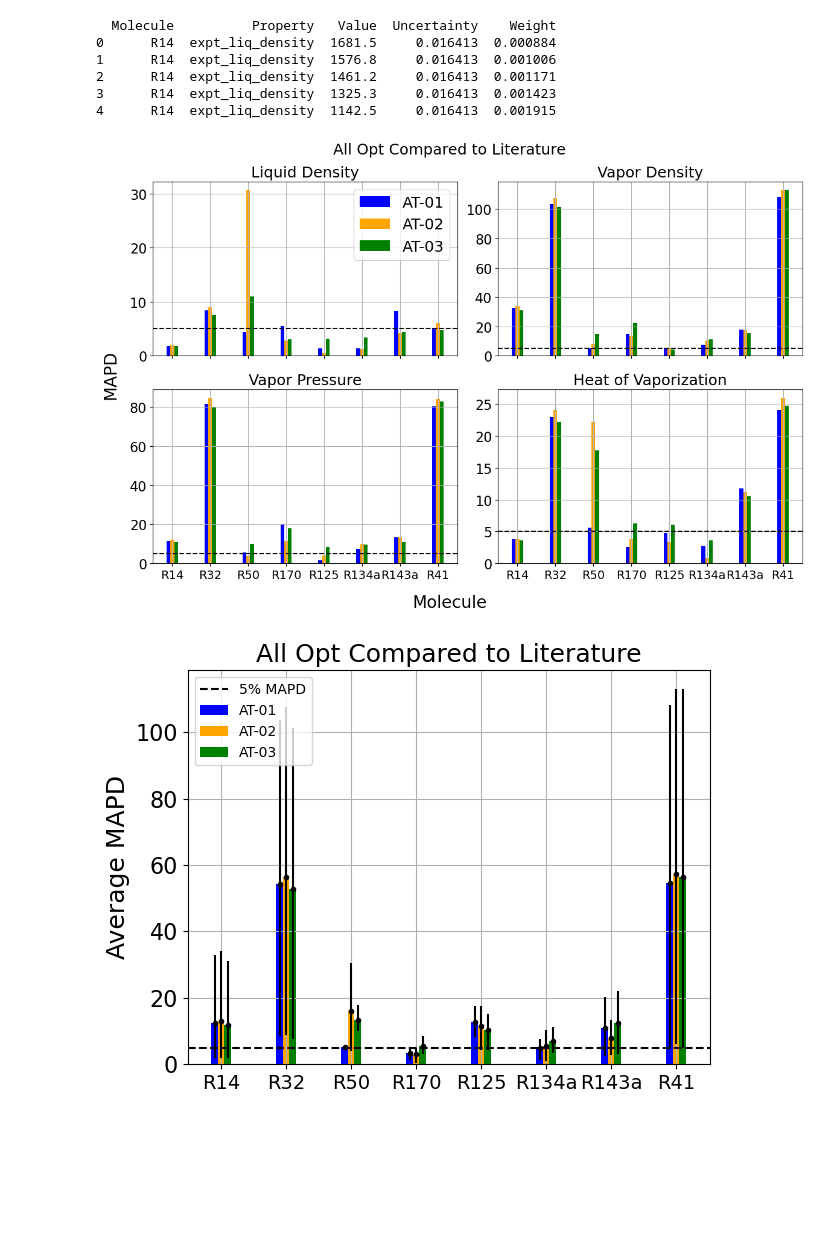
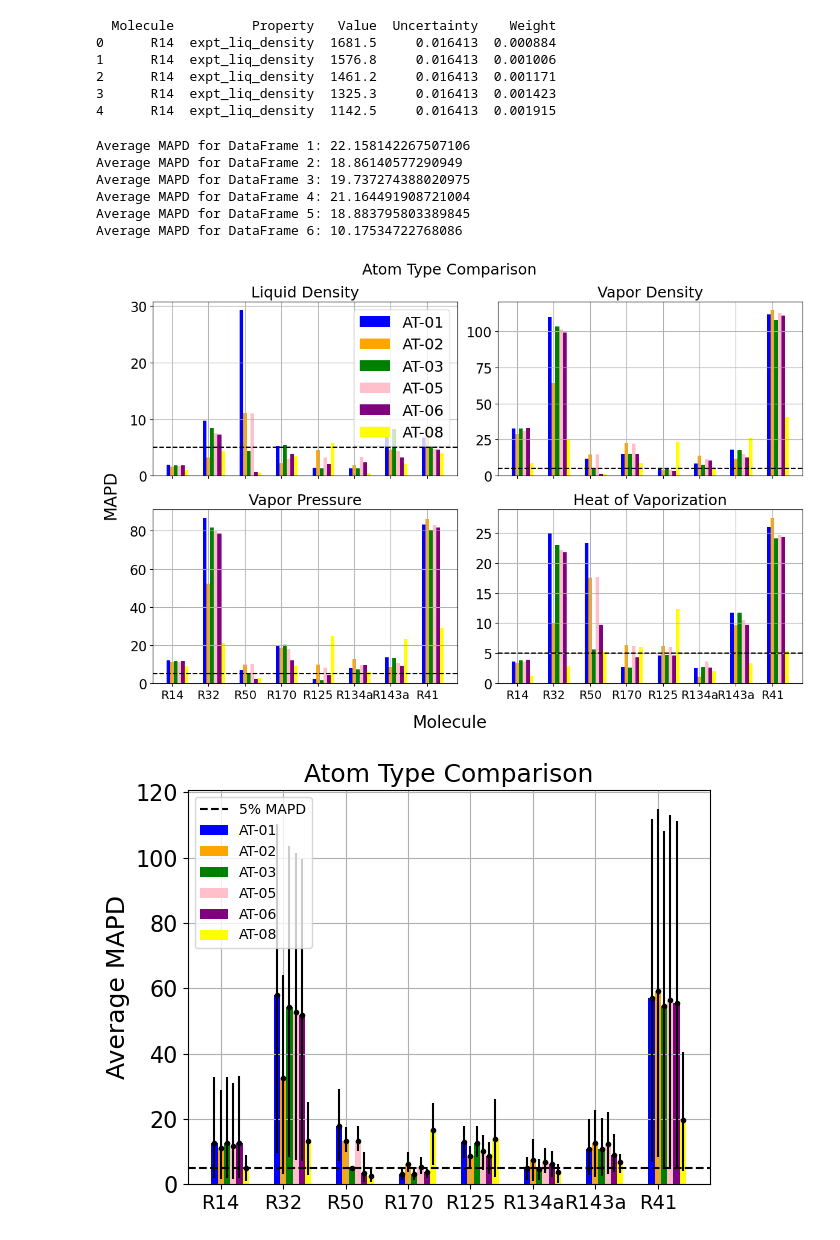
Before and after one commit to MaginnGroup/genFF_public, a Jupyter notebook: integrate_gp.ipynb, the cells around one changed output. Saved outputs shown, nothing was run; the diff lists cells and outputs as text; code cells hidden in the pictures; blank space fills up the shorter version.

```diff
--- a/integrate_gp.ipynb
+++ b/integrate_gp.ipynb
@@ -200,38 +200,56 @@ def get_pref_theta(molec_names, at_number_list, obj_choices_list, old_list, whic
                 last_param_name = visual.at_class.at_names[-1]
                 best_set = all_df.loc[param, first_param_name:last_param_name].values
             else:
                 path_best_sets = os.path.join(all_molec_dir, "best_per_run.csv")
                 all_df = pd.read_csv(path_best_sets, header = 0)
                 first_param_name = visual.at_class.at_names[0] + "_min"
                 last_param_name = visual.at_class.at_names[-1] + "_min"
                 best_set = all_df.loc[param, first_param_name:last_param_name].values
             best_real = visual.values_pref_to_real(copy.copy(best_set))
         except:
             best_real = None
 
         # mapds = visual.calc_MAPD_mimic_ms(molec_names, best_set)
         dfs = visual.calc_MAPD_best(molec_names, best_real)
         mapds_dfs.append(dfs[which])
 
     return mapds_dfs
 
 # at_schemes = [1, 2, 3,4,5,8,11,1]
-at_schemes = [3,4,5]
+at_schemes = [1,2,3,5,6,8]
 # old_list = [False, False, False, False, False, False, False, False]
-old_list = [False, False, False]
+old_list = [False, False, False, False, False, False]
 # objs = ["ExpVal", "ExpVal", "ExpVal", "ExpVal", "ExpVal", "ExpVal", "ExpValPrior", "ExpVal"]
-objs = ["ExpVal", "ExpVal", "ExpVal"]
+objs = ["ExpVal", "ExpVal", "ExpVal", "ExpVal", "ExpVal", "ExpVal"]
 # which = ["Opt_All", "Opt_All", "Opt_All", "Opt_All", "Opt_All", "Opt_All", "Opt_All", "Literature"]
-which = ["Opt_All", "Opt_All", "Opt_All"]
+which = ["Opt_All", "Opt_All", "Opt_All", "Opt_All", "Opt_All", "Opt_All"]
 param_set = [0,0,0,0,0,0,0,0,0]
 mapd_dfs = get_pref_theta(molec_names, at_schemes, objs, old_list, which, param_set)
+average_mapds = []
+# Iterate over each DataFrame in the list
+for df in mapd_dfs:
+    # Select the columns that contain 'mapd' in their name
+    mapd_columns = df.filter(like='mapd')
+    # Calculate the mean MAPD across all rows and columns in the DataFrame
+    overall_average_mapd = mapd_columns.values.mean()
+    # Append the overall average MAPD to the result list
+    average_mapds.append(overall_average_mapd)
+# Display results
+for i, avg_mapd in enumerate(average_mapds):
+     print(f"Average MAPD for DataFrame {i + 1}: {avg_mapd}")
 # df_labels = ["Literature", "5% eps_C1 Wt", "20% eps_C1 Wt"]
 # df_colors = ["blue", "orange", "green"]
-df_labels = ["AT-01", "AT-02", "AT-03", "AT-04", "AT-05", "AT-08", "AT-11", "Lit."]
+df_labels = ["AT-01", "AT-02", "AT-03", "AT-05", "AT-06", "AT-08", "AT-11", "Lit."]
 df_colors = ["blue", "orange", "green", "pink", "purple", "yellow", "gold", "red"]
-title = "All Opt Compared to Literature"
+title = "Atom Type Comparison"
 visual.plot_avg_MAPD(mapd_dfs, df_labels, df_colors, title)
 visual.plot_MAPD(mapd_dfs, df_labels, df_colors, title)
 # %% [output]
+Average MAPD for DataFrame 1: 22.158142267507106
+Average MAPD for DataFrame 2: 18.86140577290949
+Average MAPD for DataFrame 3: 19.737274388020975
+Average MAPD for DataFrame 4: 21.164491908721004
+Average MAPD for DataFrame 5: 18.883795803389845
+Average MAPD for DataFrame 6: 10.17534722768086
-[figure, old version]
+[figure, new version]
-[figure, old version]
+[figure, new version]
```
Also changed, not shown: parts of 1 cell of this notebook.
